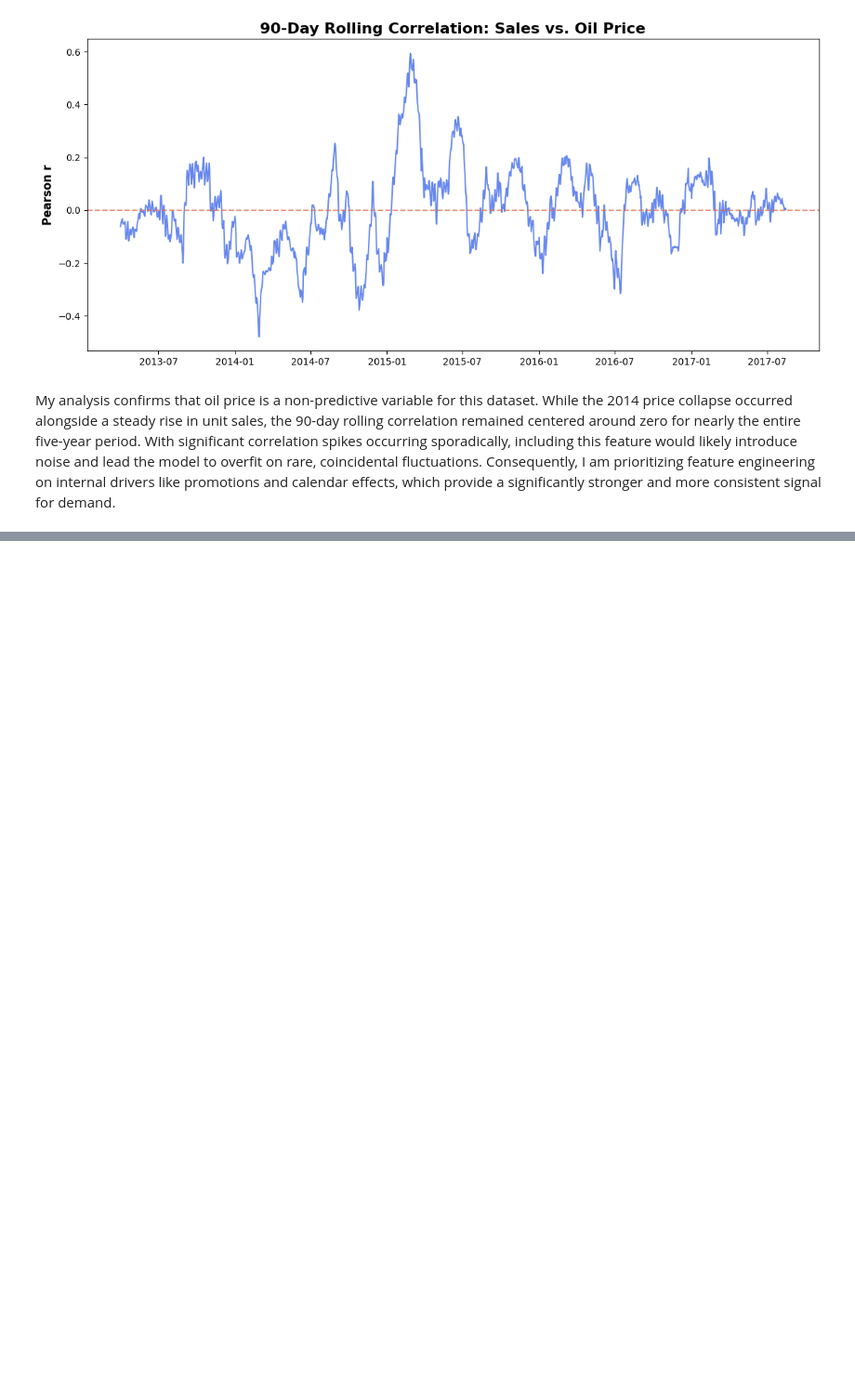
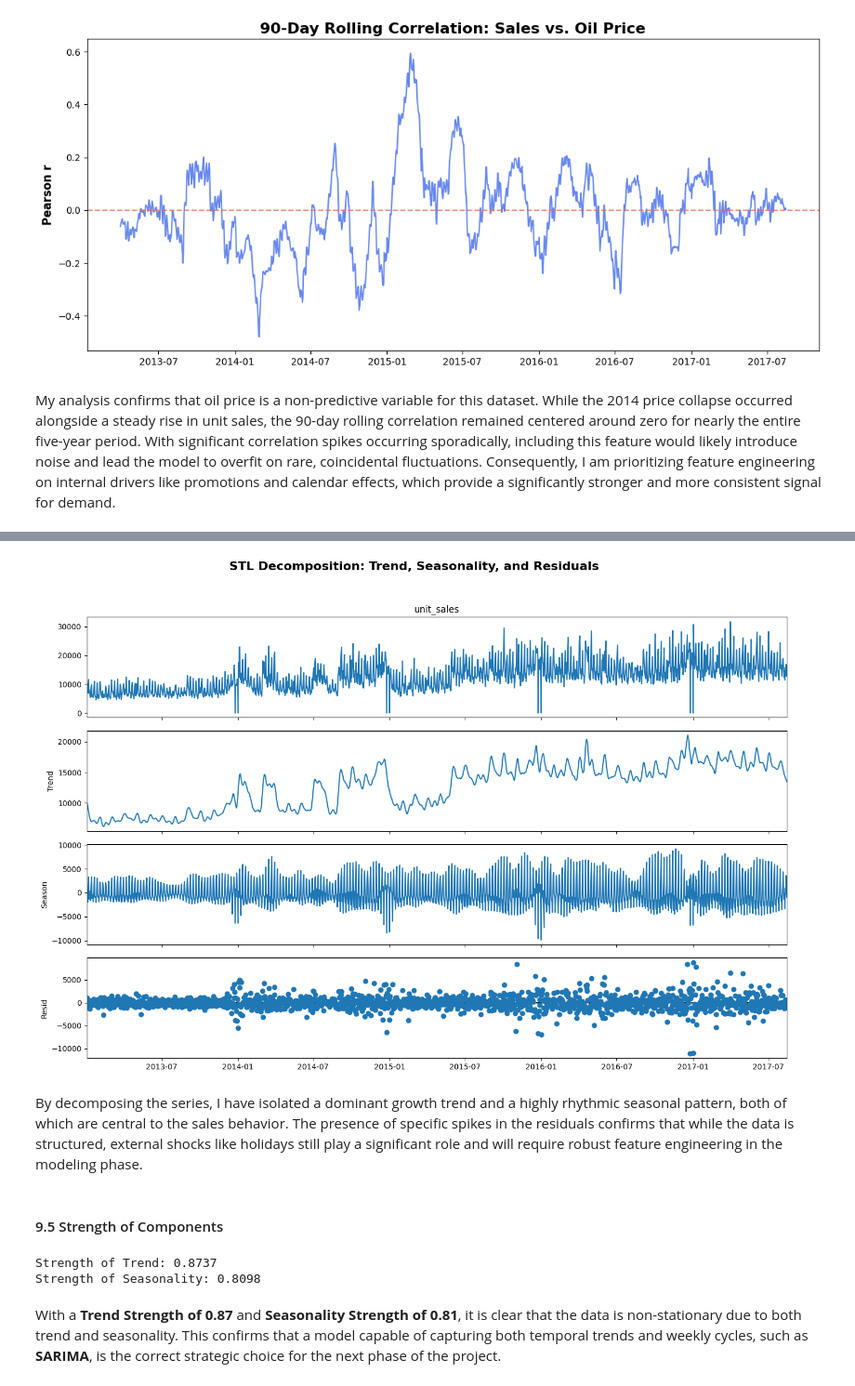
Before and after one commit to krauseannelize/project-ml-favorita-sales-forecasting, a Jupyter notebook: notebooks/02-exploratory-data-analysis.ipynb, the cells around one changed output, grey strips where cells are left out. Shown at 93% size. Saved outputs shown, nothing was run; the diff lists cells and outputs as text; code cells hidden in the pictures; blank space fills up the shorter version.

```diff
--- a/notebooks/02-exploratory-data-analysis.ipynb
+++ b/notebooks/02-exploratory-data-analysis.ipynb
@@ -650,0 +751,34 @@ My analysis confirms that oil price is a non-predictive variable for this datase
+# %%
+# Using a period of 7 to match weekly shopping cycle in autocorrelation plot
+stl = STL(sales_by_date, period=7)
+res = stl.fit()
+
+# Plotting the decomposition
+fig = res.plot()
+fig.set_size_inches(14, 10)
+plt.suptitle('STL Decomposition: Trend, Seasonality, and Residuals', fontsize=16, fontweight='bold')
+plt.tight_layout(rect=[0, 0.03, 1, 0.95])
+
+# Save the visualization
+plt.savefig('../visualizations/pichincha-stl-decomposition.png', dpi=300, bbox_inches='tight')
+
+# Display the plot
+plt.show()
+# %% [output]
+[figure, added]
+# %% [markdown]
+By decomposing the series, I have isolated a dominant growth trend and a highly rhythmic seasonal pattern, both of which are central to the sales behavior. The presence of specific spikes in the residuals confirms that while the data is structured, external shocks like holidays still play a significant role and will require robust feature engineering in the modeling phase.
+# %% [markdown]
+#### 9.5 Strength of Components
+# %%
+# Calculate strength of trend and seasonality based on Hyndman’s definition
+trend_strength = max(0, 1 - (np.var(res.resid) / np.var(res.trend + res.resid)))
+seasonal_strength = max(0, 1 - (np.var(res.resid) / np.var(res.seasonal + res.resid)))
+
+print(f"Strength of Trend: {trend_strength:.4f}")
+print(f"Strength of Seasonality: {seasonal_strength:.4f}")
+# %% [output]
+Strength of Trend: 0.8737
+Strength of Seasonality: 0.8098
+# %% [markdown]
+With a **Trend Strength of 0.87** and **Seasonality Strength of 0.81**, it is clear that the data is non-stationary due to both trend and seasonality. This confirms that a model capable of capturing both temporal trends and weekly cycles, such as **SARIMA**, is the correct strategic choice for the next phase of the project.
```
Also changed, not shown: parts of 19 cells of this notebook, 2 other files.
